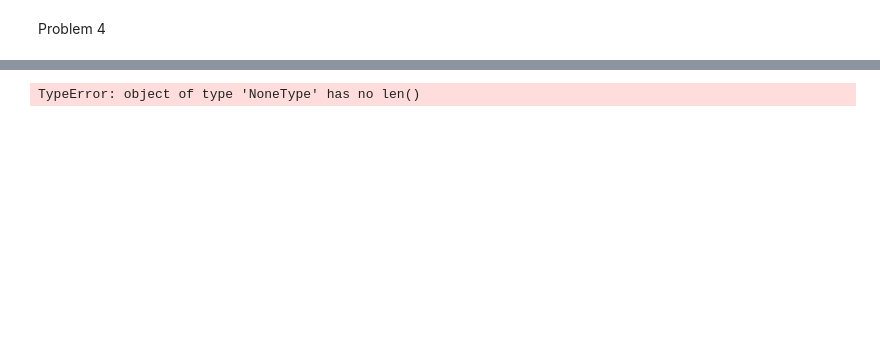
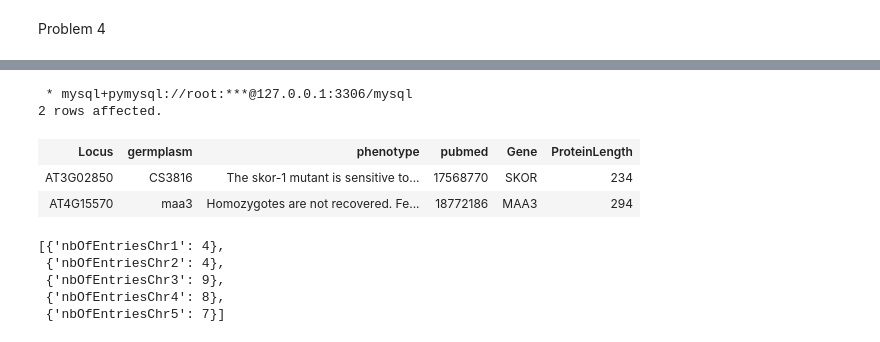
Before and after one commit to CeliaFeria/Accelerated_Intro_WilkinsonExams, a Jupyter notebook: Exams/Exam_2_Answer.ipynb, the cells around one changed output, grey strips where cells are left out. Drawn from its saved outputs; the diff is of its cells as text; code cells hidden in the pictures; blank space fills up the shorter version.

```diff
--- a/Exams/Exam_2_Answer.ipynb
+++ b/Exams/Exam_2_Answer.ipynb
@@ -106,0 +114,5 @@ list are equal
+# %%
+#de esta forma creamos un array que con la función strip elimina el salto de línea, y con la función split creamos un subarray con cada tab, y al ser un tsv cada elemento estará separado por tb
+import numpy as np
+germplasm_arr = np.array([line.strip('\n').split('\t') for line in germplasm[1:]])
+LocusGene_arr = np.array([line.strip('\n').split('\t') for line in LocusGene[1:]])
@@ -131,35 +173,0 @@ InternalError: (1148, 'The used command is not allowed with this MySQL version')
-# %%
-import pymysql
-#import csv
-
-connection = pymysql.connect(host='localhost',
-                             user='root',
-                             password='root',
-                             db='Germplasm',
-                             charset='utf8mb4',
-                             cursorclass=pymysql.cursors.DictCursor)
-
-
-connection.autocommit = True
-
-cursor = connection.cursor()
-
-tsvfile = open("/home/osboxes/BioinformaticsCourseGit/Accelerated_Intro_WilkinsonExams/Germplasm.tsv", "r")
-#germ = csv.reader(tsvfile, delimiter='\t')
-
-i = 0
-for row in tsvfile.readlines():
-    if i > 0:
-        cursor.execute("INSERT INTO germplasm (Locus, germplasm, phenotype, pubmed) VALUES ('?', '?', '?', '?')", row)
-        i = i +1
-        print(row)
-    else:
-        i = i + 1
-        continue
-
-sql = """SELECT * FROM germplasm"""
-cursor.execute(sql)
-results = cursor.fetchall()
-print(results)
-connection.commit()
-connection.close()
@@ -173,4 +198,10 @@ Problem 4
 # %%
-%sql SELECT germplasm.Locus, germplasm.germplasm, germplasm.phenotype, germplasm.pubmed, LocusGene.Gene, LocusGene.ProteinLength FROM germplasm INNER JOIN Locus.Gene ON\
+%sql SELECT germplasm.Locus, germplasm.germplasm, germplasm.phenotype, germplasm.pubmed, LocusGene.Gene, LocusGene.ProteinLength FROM germplasm, LocusGene WHERE\
      germplasm.Locus = LocusGene.Locus\
-     AND LocusGene.Gene =  'SKOR' OR 'MAA3';
+     AND Gene in ('SKOR','MAA3');
+# %% [output]
+ * mysql+pymysql://root:***@127.0.0.1:3306/mysql
+2 rows affected.
+| Locus | germplasm | phenotype | pubmed | Gene | ProteinLength |
+| AT3G02850 | CS3816 | The skor-1 mutant is sensitive to... | 17568770 | SKOR | 234 |
+| AT4G15570 | maa3 | Homozygotes are not recovered. Fe... | 18772186 | MAA3 | 294 |
@@ -201,16 +213,20 @@ connection = pymysql.connect(host='localhost',
                              db='Germplasm',
                              charset='utf8mb4',
                              cursorclass=pymysql.cursors.DictCursor)
-
-def averageprotein (chromosome):
-    sql = "%sql SELECT AVG(LocusGene.ProteinLength)FROM LocusGene INNER JOIN germplasm ON \
-    germplasm.Locus = LocusGene.Locus"
-
-with connection.cursor() as cursor:
-        cursor.execute(averageprotein(1))
-        cursor.execute(averageprotein(2))
-        cursor.execute(averageprotein(3))
-        cursor.execute(averageprotein(4))
-        cursor.commit()
+try:
+    results3 = []
+    with connection.cursor() as cursor:
+        for i in range(1, 6):
+            sql = f"SELECT COUNT(*) AS nbOfEntriesChr{i} FROM germplasm WHERE locus LIKE 'AT{i}G%'"
+            cursor.execute(sql)
+            results3.extend(cursor.fetchall())
+finally:
+    connection.close()
-# %% [output]
-TypeError: object of type 'NoneType' has no len()
+# %%
+results3
+# %% [output]
+[{'nbOfEntriesChr1': 4},
+ {'nbOfEntriesChr2': 4},
+ {'nbOfEntriesChr3': 9},
+ {'nbOfEntriesChr4': 8},
+ {'nbOfEntriesChr5': 7}]
```
Also changed, not shown: parts of 13 cells of this notebook.
